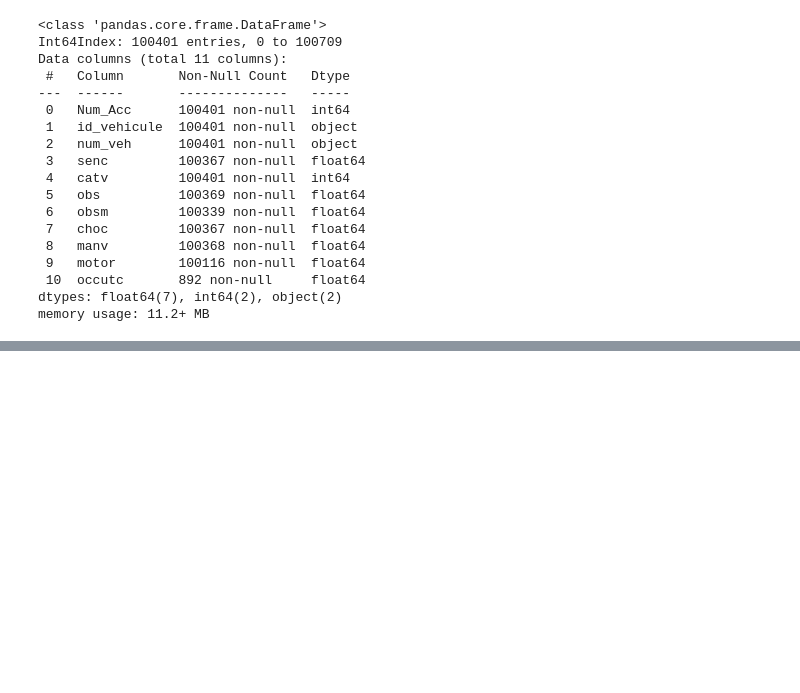
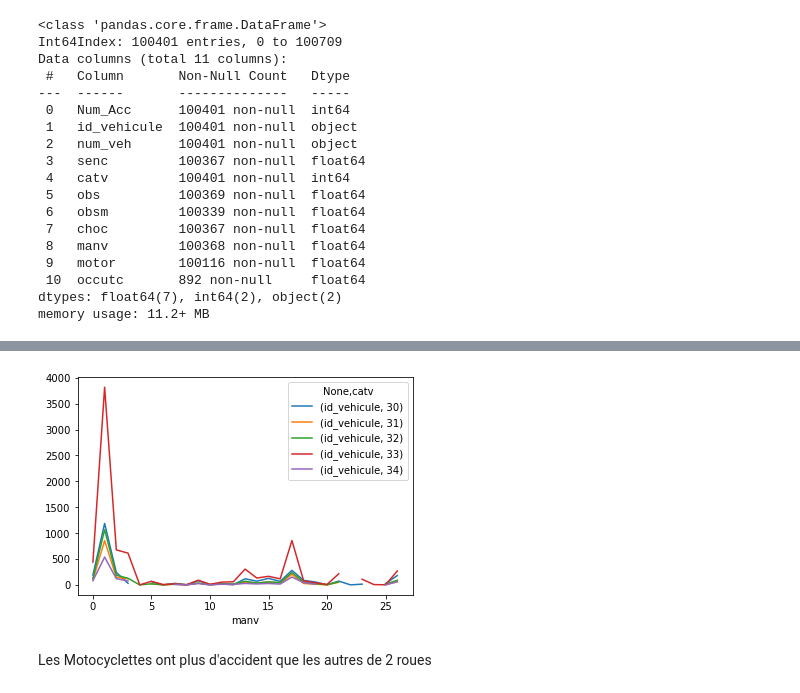
Before and after one commit to Assurance-Project-secure-road/analyse, a Jupyter notebook: Assurance.ipynb, the cells around one changed output, grey strips where cells are left out. Drawn from its saved outputs; the diff is of its cells as text; code cells hidden in the pictures; blank space fills up the shorter version.

```diff
--- a/Assurance.ipynb
+++ b/Assurance.ipynb
@@ -293,0 +364,4 @@ vehicules[1150:1200]
+# %%
+df_pivot_scooter_motor = vehicules[["catv", "manv", "id_vehicule"]][(vehicules["catv"]>=30)&(vehicules["catv"]<=34)].copy()
+pivot_scooter_motor = pd.pivot_table(df_pivot_scooter_motor,index=["manv"], columns=["catv"], values=["id_vehicule"], aggfunc='count')
+pivot_scooter_motor
@@ -293,0 +388,6 @@ vehicules[1150:1200]
+# %%
+pivot_scooter_motor.plot();
+# %% [output]
+[figure, added]
+# %% [markdown]
+Les Motocyclettes ont plus d'accident que les autres de 2 roues
```
Also changed, not shown: parts of 9 cells of this notebook.
